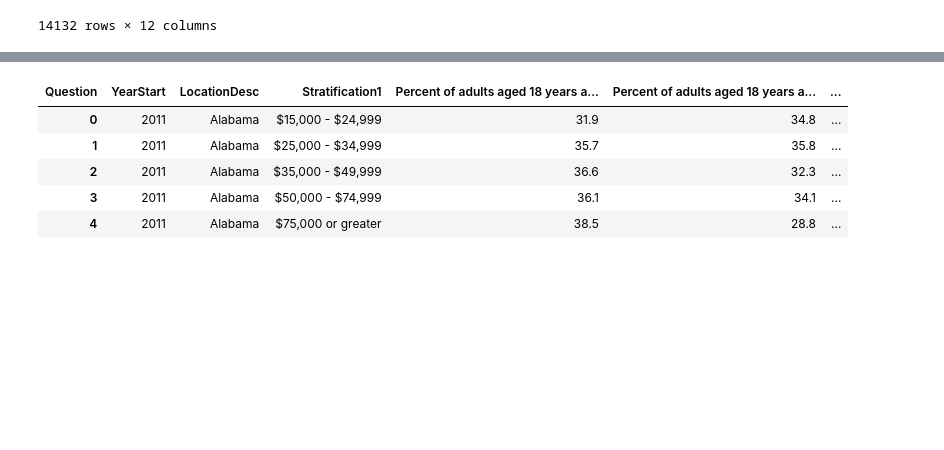
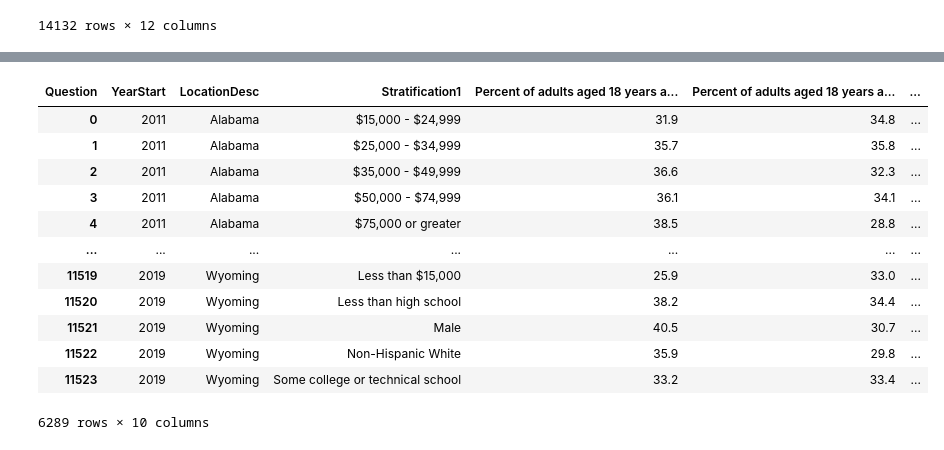
Before and after one commit to saganaga/Obesity-Prediction-Model, a Jupyter notebook: Model_Notebook/Obesity_Prediction_Optimized_Spark.ipynb, the cells around one changed output, grey strips where cells are left out. Cells and saved outputs as stored; diff of their text form; code cells hidden in the pictures; blank space fills up the shorter version.

```diff
--- a/Model_Notebook/Obesity_Prediction_Optimized_Spark.ipynb
+++ b/Model_Notebook/Obesity_Prediction_Optimized_Spark.ipynb
@@ -56,6 +45,6 @@ Drive already mounted at /content/gdrive; to attempt to forcibly remount, call d
 # %%
 # Read CSV from google drive
-behavioral_risk_df = spark.read.csv('gdrive/My Drive/Nutrition__Physical_Activity__and_Obesity_-_Behavioral_Risk_Factor_Surveillance_System.csv', header=True, inferSchema = True)
+behavioral_risk_df = spark.read.csv('Nutrition__Physical_Activity__and_Obesity_-_Behavioral_Risk_Factor_Surveillance_System.csv', header=True, inferSchema = True)
 # %%
 # Show data columns and types
 behavioral_risk_df.printSchema()
@@ -280,14 +232,21 @@ behavioral_risk_df = behavioral_risk_df.drop(columns=["Percent of adults who rep
 # %%
 # Drop any NaN's
 behavioral_risk_df = behavioral_risk_df.dropna()
-behavioral_risk_df.head()
+behavioral_risk_df
 # %% [output]
 | Question | YearStart | LocationDesc | Stratification1 | Percent of adults aged 18 years a... | Percent of adults aged 18 years a... | ... |
 | 0 | 2011 | Alabama | $15,000 - $24,999 | 31.9 | 34.8 | ... |
 | 1 | 2011 | Alabama | $25,000 - $34,999 | 35.7 | 35.8 | ... |
 | 2 | 2011 | Alabama | $35,000 - $49,999 | 36.6 | 32.3 | ... |
 | 3 | 2011 | Alabama | $50,000 - $74,999 | 36.1 | 34.1 | ... |
 | 4 | 2011 | Alabama | $75,000 or greater | 38.5 | 28.8 | ... |
+| ... | ... | ... | ... | ... | ... | ... |
+| 11519 | 2019 | Wyoming | Less than $15,000 | 25.9 | 33.0 | ... |
+| 11520 | 2019 | Wyoming | Less than high school | 38.2 | 34.4 | ... |
+| 11521 | 2019 | Wyoming | Male | 40.5 | 30.7 | ... |
+| 11522 | 2019 | Wyoming | Non-Hispanic White | 35.9 | 29.8 | ... |
+| 11523 | 2019 | Wyoming | Some college or technical school | 33.2 | 33.4 | ... |
+6289 rows × 10 columns
 # %%
 # Isolate obesity question
 X = behavioral_risk_df.drop(columns=["Percent of adults aged 18 years and older who have obesity"])
```
Also changed, not shown: parts of 22 cells of this notebook, 7 other files.
